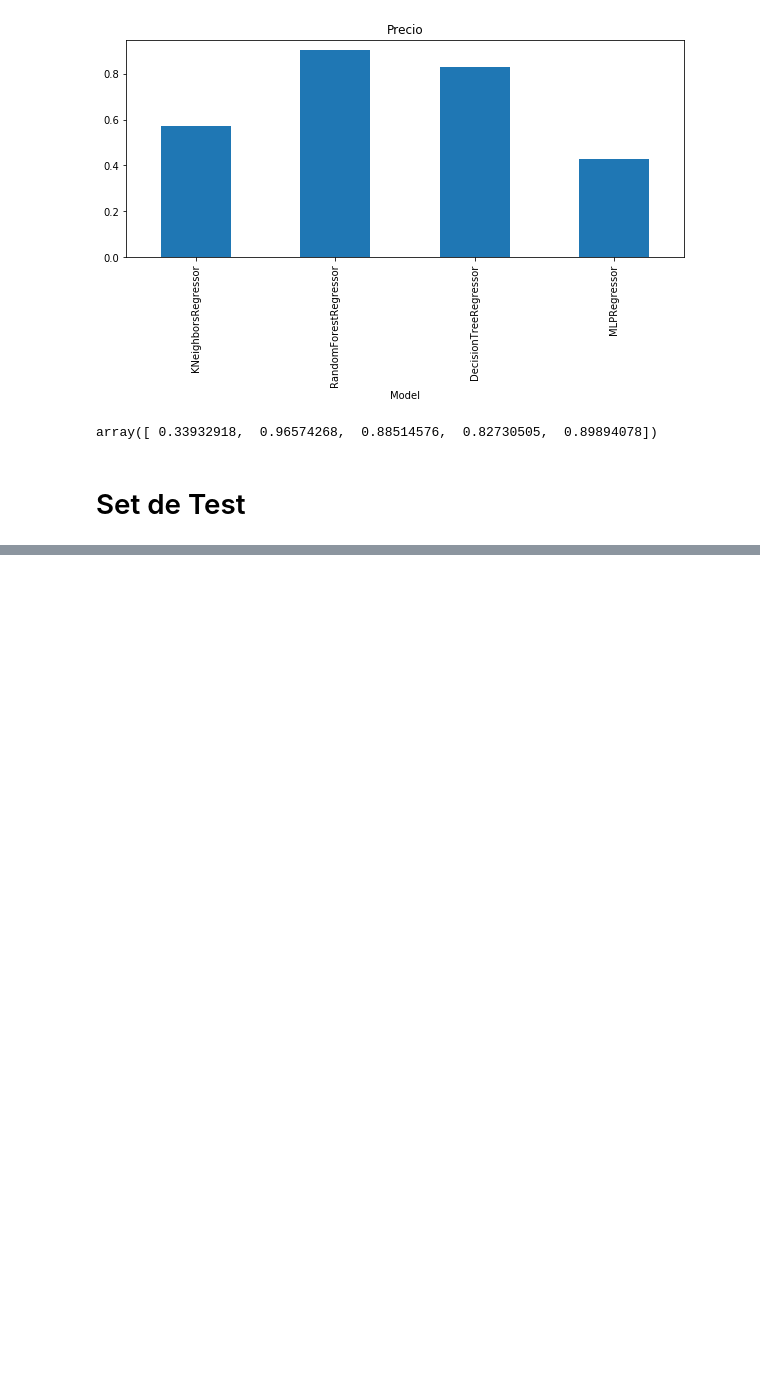
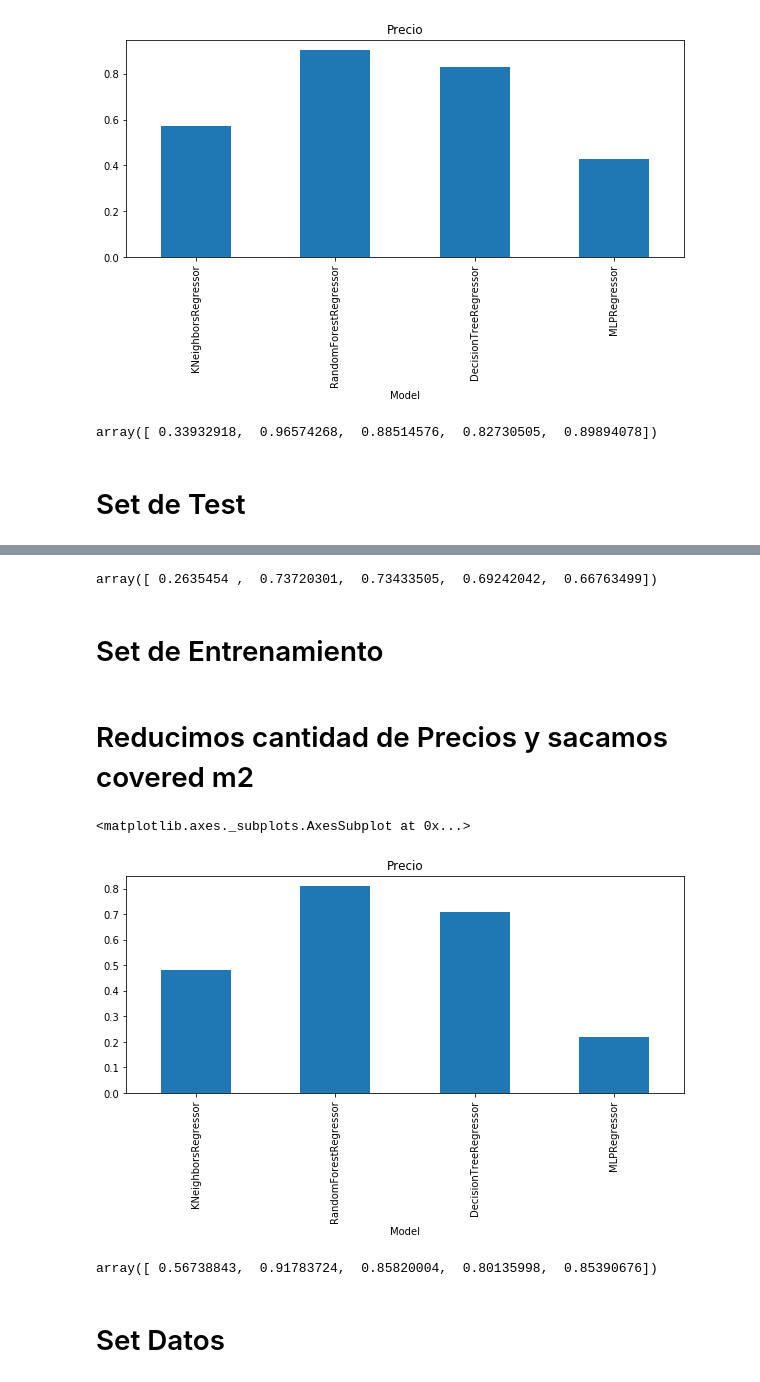
Before and after one commit to NicoGallegos/tpdatos, a Jupyter notebook: TP 2 -Nico.ipynb, the cells around one changed output, grey strips where cells are left out. Drawn from its saved outputs; the diff is of its cells as text; code cells hidden in the pictures; blank space fills up the shorter version.

```diff
--- a/TP 2 -Nico.ipynb
+++ b/TP 2 -Nico.ipynb
@@ -1526,0 +1649,8 @@ archivo11.to_csv('prueba11.csv', index=False)
+# %%
+RFRModel = RandomForestRegressor(n_estimators=100, max_features='sqrt')
+scores = cross_val_score(RFRModel, trainModelosFeatures, np.ravel(trainModelosPrecios.loc[:, ['price_aprox_usd']]), cv=5)
+scores
+# %% [output]
+array([ 0.2635454 ,  0.73720301,  0.73433505,  0.69242042,  0.66763499])
+# %% [markdown]
+# Set de Entrenamiento
@@ -1526,0 +1671,52 @@ archivo11.to_csv('prueba11.csv', index=False)
+# %% [markdown]
+# Reducimos cantidad de Precios y sacamos covered m2
+# %%
+
+datosForOtrosModelos = datosConComunas.loc[:, ['lat', 'lon', 'surface_total_in_m2','price_aprox_usd','property_type','comuna','year','month','tipo']]
+datosForOtrosModelos = pd.get_dummies(datosForOtrosModelos)
+
+
+trainModelos= datosForOtrosModelos[datosForOtrosModelos['tipo_train'] == 1]
+testModelos = datosForOtrosModelos[datosForOtrosModelos['tipo_test'] == 1]
+
+
+trainModelos = trainModelos.drop(['tipo_train','tipo_test'], axis=1)
+testModelos = testModelos.drop(['tipo_train','tipo_test'], axis=1)
+
+trainModelosTenMillon = trainModelos.loc[trainModelos['price_aprox_usd'] < 11000000,:]
+# %%
+
+#clf.fit(X_train, y_train)
+         #ensemble.GradientBoostingClassifier({'n_estimators': 1000, 'max_leaf_nodes': 4, 'max_depth': None, 'random_state': 2,
+         #          'min_samples_split': 5})
+
+x_train, x_test, y_train, y_test = train_test_split(trainModelosTenMillon, trainModelosTenMillon['price_aprox_usd'], test_size=0.2)
+#x_test = x_test.loc[:, ['lat', 'lon', 'surface_total_in_m2', 'surface_covered_in_m2','property_type_id','rooms']]
+#x_train = x_train.loc[:, ['lat', 'lon', 'surface_total_in_m2', 'surface_covered_in_m2','property_type_id','rooms']]
+
+x_test = x_test.drop('price_aprox_usd',1)
+x_train = x_train.drop('price_aprox_usd',1)
+
+
+models = [KNeighborsRegressor(),
+         RandomForestRegressor(n_estimators=100, max_features='sqrt'),
+         tree.DecisionTreeRegressor(),
+         neural_network.MLPRegressor()]
+
+TestModels = pd.DataFrame()
+tmp = {}
+
+for model in models:
+        m = str(model)
+        tmp['Model'] = m[:m.index('(')]
+        model.fit(x_train, y_train)
+        tmp['Precio'] = r2_score(y_test, model.predict(x_test))
+        TestModels = TestModels.append([tmp])
+
+TestModels.set_index('Model', inplace=True)
+
+fig, axes = plt.subplots(ncols=1, figsize=(10, 4))
+TestModels.Precio.plot(ax=axes, kind='bar', title='Precio')
+# %% [output]
+<matplotlib.axes._subplots.AxesSubplot at 0x...>
+[figure, added]
@@ -1526,0 +1726,8 @@ archivo11.to_csv('prueba11.csv', index=False)
+# %%
+RFRModel = RandomForestRegressor(n_estimators=100, max_features='sqrt')
+scores = cross_val_score(RFRModel, trainModelosTenMillonFeatures, np.ravel(trainModelosTenMillonPrecios.loc[:, ['price_aprox_usd']]), cv=5)
+scores
+# %% [output]
+array([ 0.56738843,  0.91783724,  0.85820004,  0.80135998,  0.85390676])
+# %% [markdown]
+# Set Datos
```
Also changed, not shown: parts of 13 cells of this notebook.
